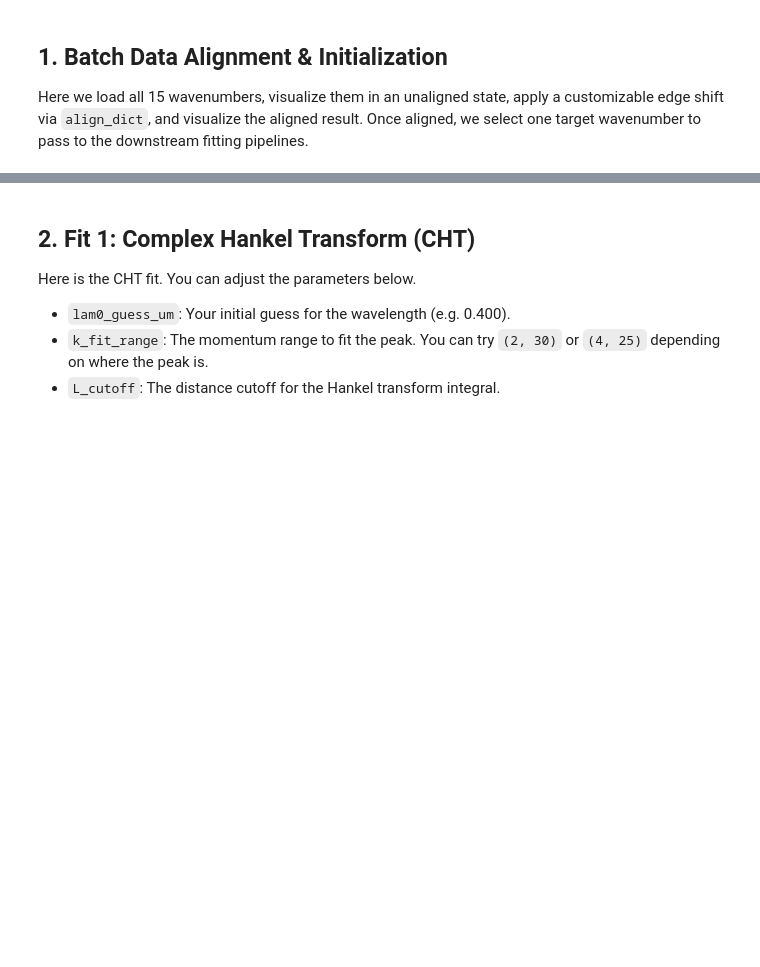
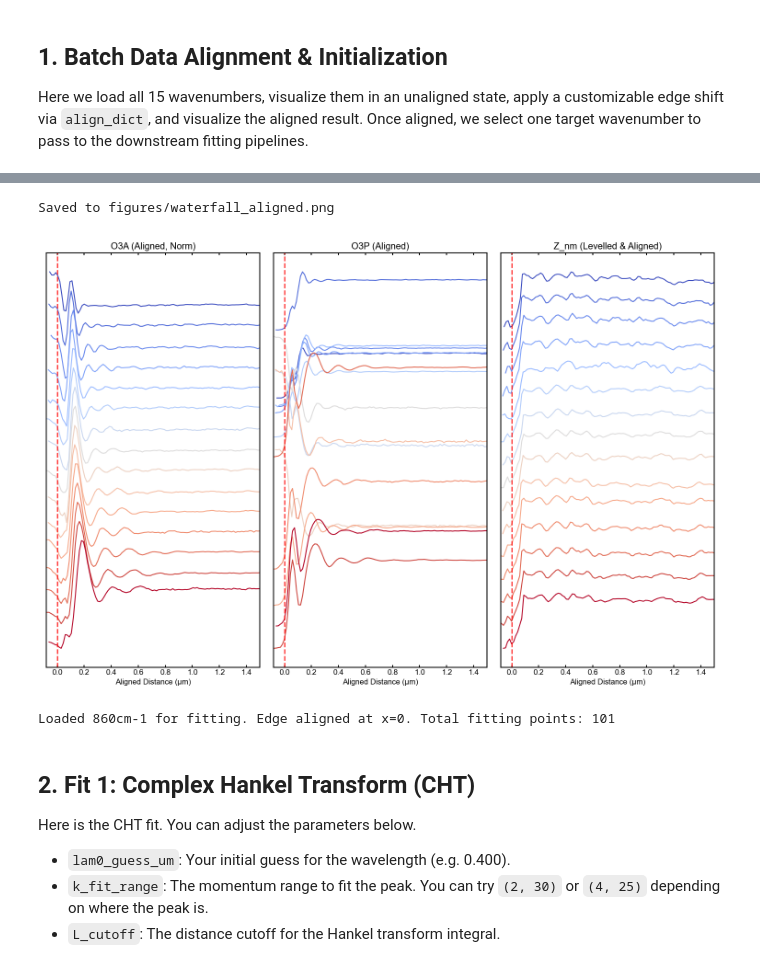
Before and after one commit to shizhe220/GMG-sSNOM-Analysis, a Jupyter notebook: fitting_pipeline.ipynb, the cells around one changed output, grey strips where cells are left out. Cells and saved outputs as stored; diff of their text form; code cells hidden in the pictures; blank space fills up the shorter version.

```diff
--- a/fitting_pipeline.ipynb
+++ b/fitting_pipeline.ipynb
@@ -104,7 +108,23 @@ print("Saved to figures/waterfall_unaligned.png")
 # %%
 # 🌟 Interactive Alignment Dictionary 🌟
 # Modify the shift value (in nm) for any wavenumber to manually align its edge to X=0.
-align_dict = {wn: 350.0 for wn in wn_list}
+align_dict = {
+    '860cm-1': 60,
+    '870cm-1': 75,
+    '880cm-1': 75,
+    '890cm-1': 75,
+    '900cm-1': 75,
+    '911cm-1': 65,
+    '920cm-1': 65,
+    '930cm-1': 75,
+    '941cm-1': 63,
+    '950cm-1': 75,
+    '960cm-1': 65,
+    '970cm-1': 65,
+    '980cm-1': 45,
+    '991cm-1': 61,
+    '1000cm-1': 55,
+}
 
 # Apply alignment
 aligned_data_dict = {}
@@ -118,37 +138,41 @@ for wn in wn_list:
 fig, axs = plt.subplots(1, 3, figsize=(15, 10))
 
 for i, wn in enumerate(wn_list):
     df = aligned_data_dict[wn]
     x = df['distance_um']
 
     a_data = df['O3A']
     p_data = df['O3P']
 
     if normalize_A: a_data = a_data / a_data.max()
     if normalize_P: p_data = p_data / p_data.max()
 
     axs[0].plot(x, a_data - offset_A * i, color=colors[i], lw=1.5)
     axs[1].plot(x, p_data - offset_P * i, color=colors[i], lw=1.5)
     axs[2].plot(x, df['Z_nm_custom'] - offset_Z * i, color=colors[i], lw=1.5)
 
 axs[0].set_title('O3A (Aligned' + (', Norm)' if normalize_A else ')'))
 axs[1].set_title('O3P (Aligned' + (', Norm)' if normalize_P else ')'))
 axs[2].set_title('Z_nm (Levelled & Aligned)')
 
 for ax in axs:
     ax.set_xlabel('Aligned Distance (μm)')
     ax.set_yticks([])
     ax.axvline(0.0, color='red', linestyle='--', alpha=0.8, lw=2)
+    ax.set_xlim(-0.08, 1.5)
 
 plt.tight_layout()
 
 # Save to figures folder
 fig.savefig('figures/waterfall_aligned.png', dpi=300, bbox_inches='tight')
 print("Saved to figures/waterfall_aligned.png")
+# %% [output]
+Saved to figures/waterfall_aligned.png
+[figure, added]
 # %%
 # === Select Target Wavenumber for Downstream Fitting ===
 target_wn = '860cm-1'
-L_cutoff = 0.9
+L_cutoff = 1.5
 
 df_target = aligned_data_dict[target_wn]
 x_mat = df_target['distance_um'].values
@@ -172,6 +196,8 @@ x_f = x_mat[mask_fit]
 sig_f = y_mat[mask_fit]
 
 print(f"Loaded {target_wn} for fitting. Edge aligned at x=0. Total fitting points: {len(x_f)}")
+# %% [output]
+Loaded 860cm-1 for fitting. Edge aligned at x=0. Total fitting points: 101
 # %% [markdown]
 ## 2. Fit 1: Complex Hankel Transform (CHT)
 Here is the CHT fit. You can adjust the parameters below.
```
Also changed, not shown: parts of 4 cells of this notebook, 7 other files.
